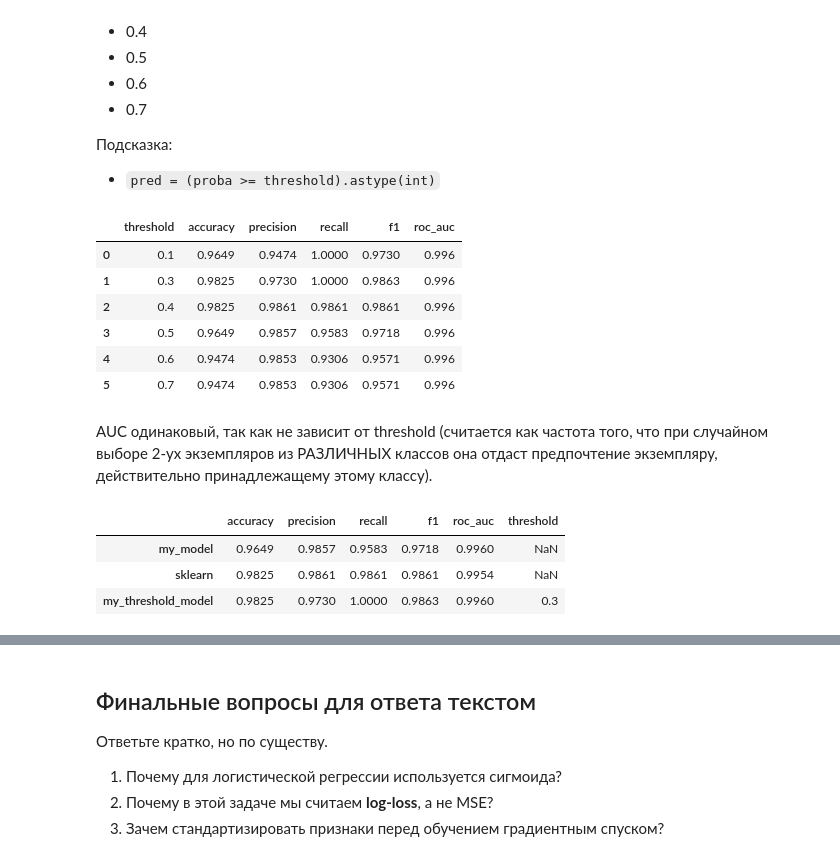
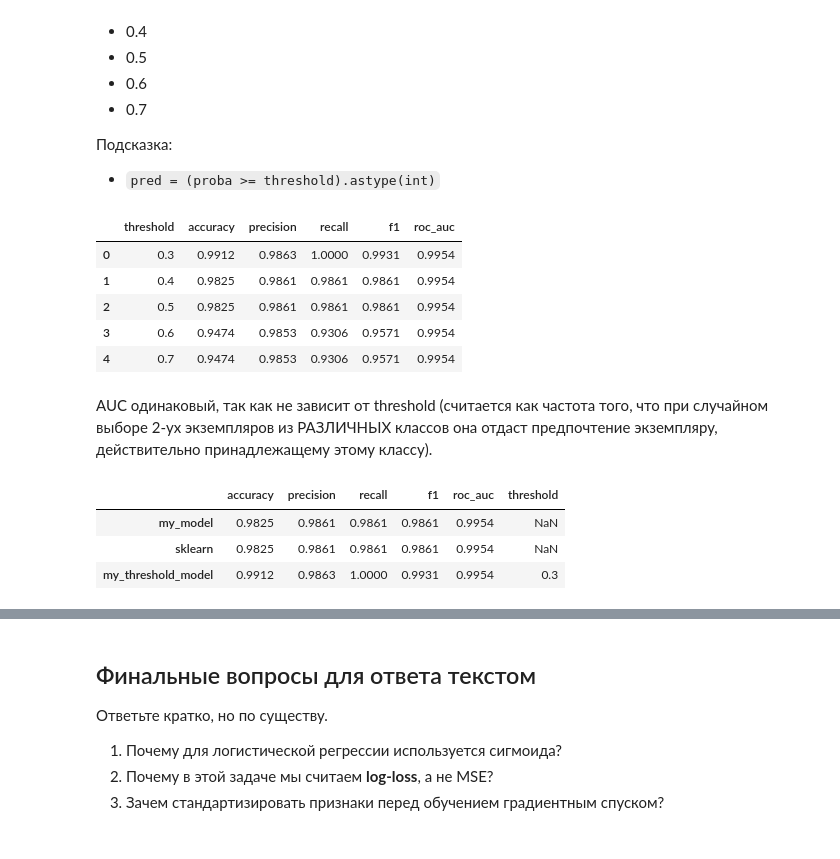
Before and after one commit to topj0bstule/ML_Course, a Jupyter notebook: hw07_/logreg_practice_student.ipynb, the cells around one changed output, grey strips where cells are left out. Saved outputs shown, nothing was run; the diff lists cells and outputs as text; code cells hidden in the pictures.

```diff
--- a/hw07_/logreg_practice_student.ipynb
+++ b/hw07_/logreg_practice_student.ipynb
@@ -242,7 +242,7 @@ rac{1}{n}\sum(\hat{p} - y)
 - loss,
 - градиенты `dw`, `db`.
 # %%
-def forward_backward(X, y, w, b):
+def forward_backward(X, y, w, b, lambd):
     # YOUR CODE HERE
     # 1) посчитать z
     # 2) посчитать p = sigmoid(z)
@@ -251,6 +251,7 @@ def forward_backward(X, y, w, b):
     z = X @ w + b
     p = sigmoid(z)
     loss = compute_log_loss(y, p)
+    loss += lambd * w**2 # задание A
     dw = (X.T @ (p - y)) / X.shape[0]
     db = np.mean(p - y)
     return p, loss, dw, db
@@ -258,8 +259,9 @@ def forward_backward(X, y, w, b):
 n_features = X_train_scaled.shape[1]
 w0 = np.zeros(n_features)
 b0 = 0.0
+lambd = 0.1
 
-p0, loss0, dw0, db0 = forward_backward(X_train_scaled, y_train.values, w0, b0)
+p0, loss0, dw0, db0 = forward_backward(X_train_scaled, y_train.values, w0, b0, lambd)
 print("Initial loss:", loss0)
 print("dw shape:", dw0.shape)
 print("db:", db0)
@@ -299,7 +305,7 @@ class MyLogisticRegressionGD:
         self.b = 0
 
         for i in range(self.n_iters):
-            p, loss, dw, db = forward_backward(X, y, self.w, self.b)
+            p, loss, dw, db = forward_backward(X, y, self.w, self.b, lambd=0.1)
             self.w -= self.learning_rate * dw
             self.b -= self.learning_rate * db
             self.loss_history.append(loss)
@@ -314,6 +320,8 @@ class MyLogisticRegressionGD:
         proba = self.predict_proba(X)
         preds = (proba >= self.threshold).astype(int)
         return preds
+    def weights(self):
+        return self.w
 # %% [markdown]
 ## Шаг 6. Обучаем свою модель
 
@@ -322,7 +330,7 @@ class MyLogisticRegressionGD:
 - какое качество получается на test.
 # %%
 my_model = MyLogisticRegressionGD(
-    learning_rate=0.05,   # подберите разумное значение
+    learning_rate=0.5,   # подберите разумное значение
     n_iters=3000,         # задайте число итераций
     threshold=0.5
 )
@@ -485,41 +505,40 @@ display(coef_comparison.sort_values("abs_diff", ascending=False).head(10))
 Подсказка:
 - `pred = (proba >= threshold).astype(int)`
 # %%
-thresholds = [0.1, 0.3, 0.4, 0.5, 0.6, 0.7]
+thresholds = [0.3, 0.4, 0.5, 0.6, 0.7]
 rows = []
 
 my_proba_threshold_test = my_model.predict_proba(X_test_scaled)
 my_pred_threshold_test = my_model.predict(X_test_scaled)
 
 for threshold in thresholds:
     # YOUR CODE HERE
     pred_thr = (my_proba_threshold_test >= threshold).astype(int)
     rows.append({
         "threshold": threshold,
         "accuracy": accuracy_score(y_test, pred_thr),
         "precision": precision_score(y_test, pred_thr),
         "recall": recall_score(y_test, pred_thr),
         "f1": f1_score(y_test, pred_thr),
         "roc_auc": roc_auc_score(y_test, my_proba_threshold_test)
     })
 pd.set_option('display.max_rows', 100)
 pd.DataFrame(rows).round(4) # самый крутой вроде как с 0.3
 # %% [output]
 |  | threshold | accuracy | precision | recall | f1 | roc_auc |
-| 0 | 0.1 | 0.9649 | 0.9474 | 1.0000 | 0.9730 | 0.996 |
-| 1 | 0.3 | 0.9825 | 0.9730 | 1.0000 | 0.9863 | 0.996 |
-| 2 | 0.4 | 0.9825 | 0.9861 | 0.9861 | 0.9861 | 0.996 |
-| 3 | 0.5 | 0.9649 | 0.9857 | 0.9583 | 0.9718 | 0.996 |
-| 4 | 0.6 | 0.9474 | 0.9853 | 0.9306 | 0.9571 | 0.996 |
-| 5 | 0.7 | 0.9474 | 0.9853 | 0.9306 | 0.9571 | 0.996 |
+| 0 | 0.3 | 0.9912 | 0.9863 | 1.0000 | 0.9931 | 0.9954 |
+| 1 | 0.4 | 0.9825 | 0.9861 | 0.9861 | 0.9861 | 0.9954 |
+| 2 | 0.5 | 0.9825 | 0.9861 | 0.9861 | 0.9861 | 0.9954 |
+| 3 | 0.6 | 0.9474 | 0.9853 | 0.9306 | 0.9571 | 0.9954 |
+| 4 | 0.7 | 0.9474 | 0.9853 | 0.9306 | 0.9571 | 0.9954 |
 # %% [markdown]
 AUC одинаковый, так как не зависит от threshold (считается как частота того, что при случайном выборе 2-ух экземпляров из РАЗЛИЧНЫХ классов она отдаст предпочтение экземпляру, действительно принадлежащему этому классу).
 # %%
-my_threshold_metrics = rows[1] # тот самый с threshold 0.4
+my_threshold_metrics = rows[0] # тот самый с threshold 0.4
 comparison = pd.DataFrame([my_metrics, sk_metrics, my_threshold_metrics], index=["my_model", "sklearn", "my_threshold_model"])
 display(comparison.round(4))
 # %% [output]
 |  | accuracy | precision | recall | f1 | roc_auc | threshold |
-| my_model | 0.9649 | 0.9857 | 0.9583 | 0.9718 | 0.9960 | NaN |
+| my_model | 0.9825 | 0.9861 | 0.9861 | 0.9861 | 0.9954 | NaN |
 | sklearn | 0.9825 | 0.9861 | 0.9861 | 0.9861 | 0.9954 | NaN |
-| my_threshold_model | 0.9825 | 0.9730 | 1.0000 | 0.9863 | 0.9960 | 0.3 |
+| my_threshold_model | 0.9912 | 0.9863 | 1.0000 | 0.9931 | 0.9954 | 0.3 |
```
Also changed, not shown: parts of 8 cells of this notebook.
